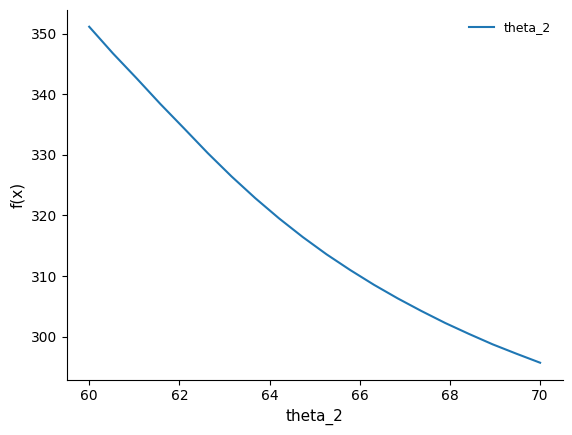
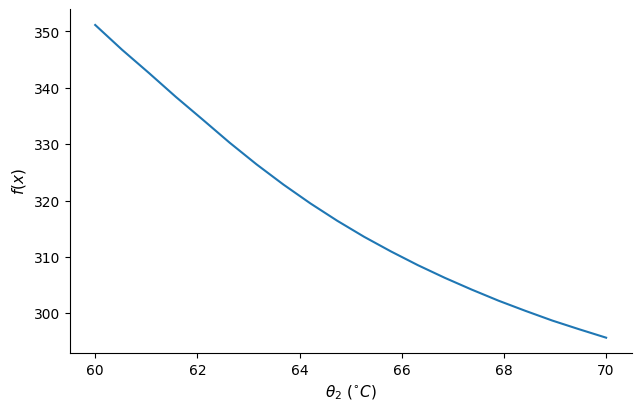
The change to this notebook cell's code, shown as a diff; its figure went from the first image to the second:
--- before
+++ after
@@ -14,15 +14,22 @@
     regularization = dict_theta_terms['regularization']
 
-    # term_TsCOP = dict_theta_terms['termTs_COP']
-    # term_TrCOP = dict_theta_terms['termTr_COP']
+    fig, ax = plt.subplots(figsize=(6.3, 4), constrained_layout=True)
 
-    # plt.title("Total cost - dTs")
-    plt.plot(theta, cost - term_dTs, label=f'theta_{i}')
+    if i == 3 or i == 4: 
+        ax.plot(theta/1e3, cost - term_dTs, lw = 1.5)
+        ax.set_xlabel(r"$\theta_{%d}$ (kW)" % i)
+    else:
+        ax.plot(theta, cost - term_dTs, lw = 1.5)
+        ax.set_xlabel(r"$\theta_{%d} \ (^{\circ}C)$" % i)
 
+    ax.set_ylabel(r"$f(x)$")
 
-    # plt.plot(theta, term_TsCOP + term_TrCOP, label='termTs_COP + termTr_COP')
+    fig.savefig(os.path.join(thesis_fig_folder, f'sweep_profile2_theta{i}.pdf'), bbox_inches='tight')
 
-    plt.legend()
-    plt.xlabel(r"$\theta_{%d}$" % i)
-    plt.ylabel(r"$f(x)$")
+    print(f"Percentage changed in cost function for theta {i}: {round((cost.max() - cost.min())/cost.max()*100,2)}%")')
     plt.show()
+
+    
+     
+    
+

Commit: final figures for draft